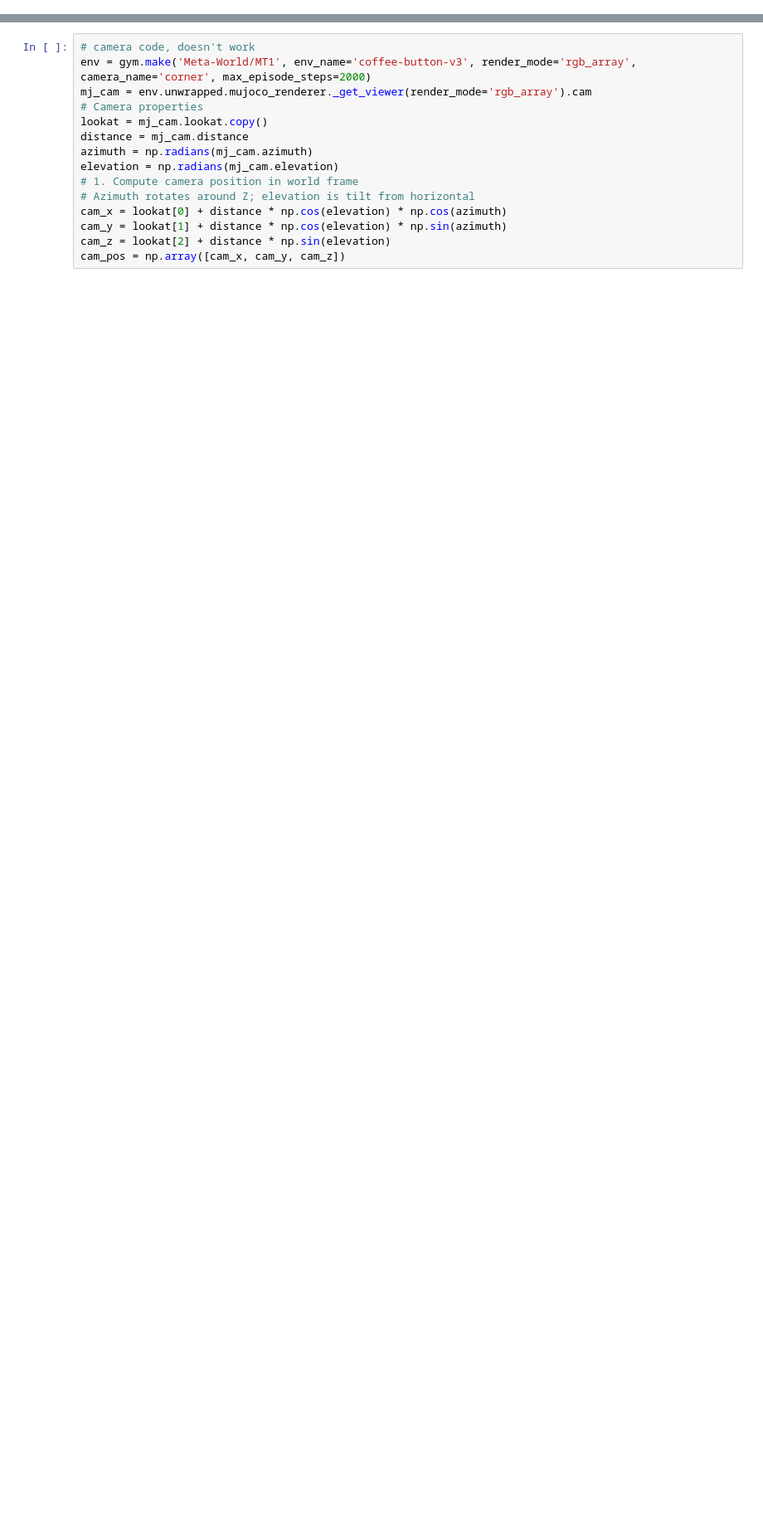
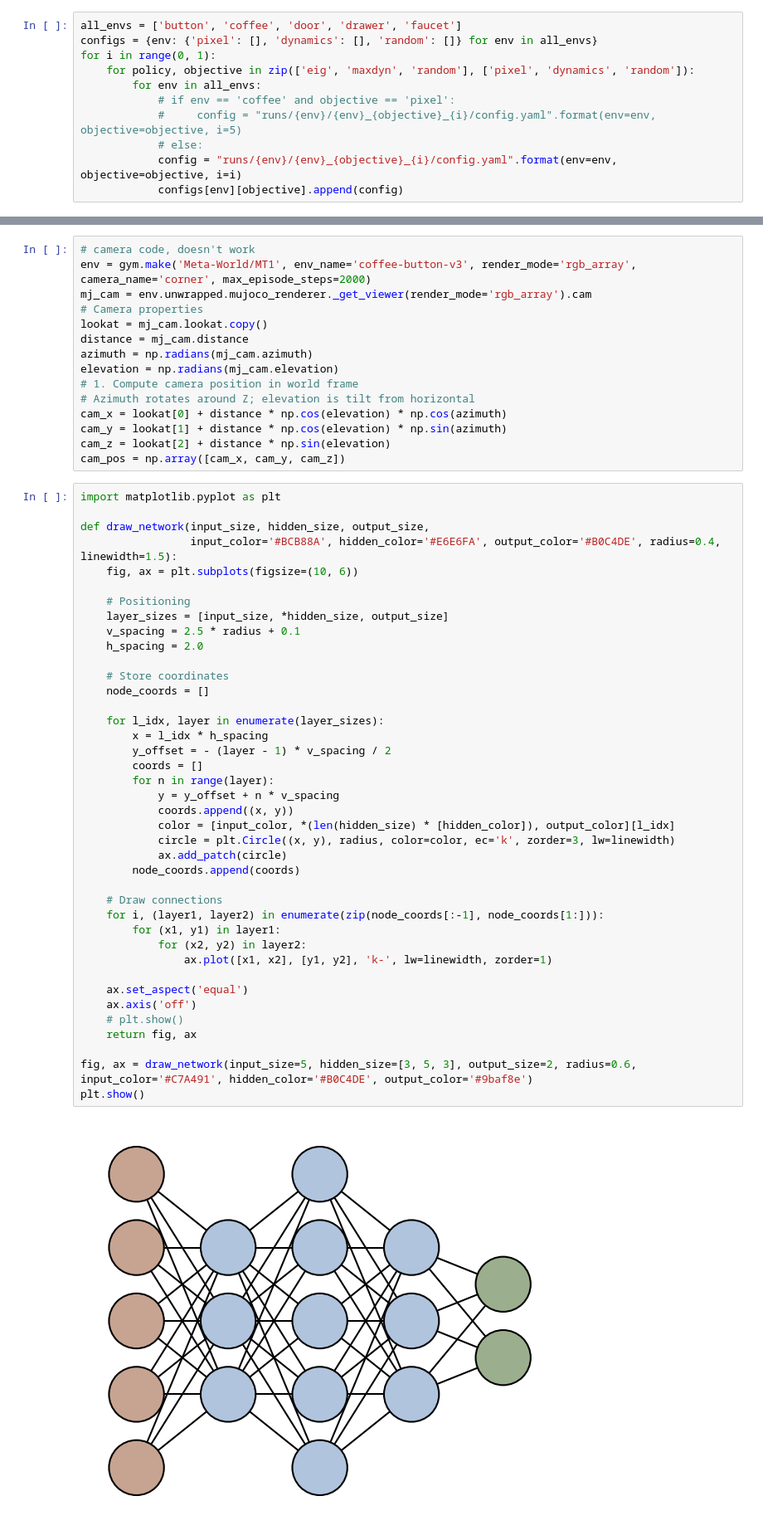
Before and after one commit to jarmibe7/E2C, a Jupyter notebook: src/data_gen/state_vis.ipynb, the cells around one changed output, grey strips where cells are left out. Shown at 83% size. Drawn from its saved outputs; the diff is of its cells as text; blank space fills up the shorter version.

Commit message:
notebooks for making figures

```diff
--- a/src/data_gen/state_vis.ipynb
+++ b/src/data_gen/state_vis.ipynb
@@ -13,3 +14,14 @@ from scipy.stats import binned_statistic_2d
 # os.environ['MUJOCO_GL'] = 'egl'
+# %%
+all_envs = ['button', 'coffee', 'door', 'drawer', 'faucet']
+configs = {env: {'pixel': [], 'dynamics': [], 'random': []} for env in all_envs}
+for i in range(0, 1):
+    for policy, objective in zip(['eig', 'maxdyn', 'random'], ['pixel', 'dynamics', 'random']):
+        for env in all_envs:
+            # if env == 'coffee' and objective == 'pixel':
+            #     config = "runs/{env}/{env}_{objective}_{i}/config.yaml".format(env=env, objective=objective, i=5)
+            # else:
+            config = "runs/{env}/{env}_{objective}_{i}/config.yaml".format(env=env, objective=objective, i=i)
+            configs[env][objective].append(config)
 # %%
 PROJECT_ROOT = Path("/home/ayush/Desktop/tutorials/rl_latent/E2C/")
@@ -326,3 +548,45 @@ cam_x = lookat[0] + distance * np.cos(elevation) * np.cos(azimuth)
 cam_y = lookat[1] + distance * np.cos(elevation) * np.sin(azimuth)
 cam_z = lookat[2] + distance * np.sin(elevation)
 cam_pos = np.array([cam_x, cam_y, cam_z])
+# %%
+import matplotlib.pyplot as plt
+
+def draw_network(input_size, hidden_size, output_size,
+                 input_color='#BCB88A', hidden_color='#E6E6FA', output_color='#B0C4DE', radius=0.4, linewidth=1.5):
+    fig, ax = plt.subplots(figsize=(10, 6))
+
+    # Positioning
+    layer_sizes = [input_size, *hidden_size, output_size]
+    v_spacing = 2.5 * radius + 0.1
+    h_spacing = 2.0
+
+    # Store coordinates
+    node_coords = []
+
+    for l_idx, layer in enumerate(layer_sizes):
+        x = l_idx * h_spacing
+        y_offset = - (layer - 1) * v_spacing / 2
+        coords = []
+        for n in range(layer):
+            y = y_offset + n * v_spacing
+            coords.append((x, y))
+            color = [input_color, *(len(hidden_size) * [hidden_color]), output_color][l_idx]
+            circle = plt.Circle((x, y), radius, color=color, ec='k', zorder=3, lw=linewidth)
+            ax.add_patch(circle)
+        node_coords.append(coords)
+
+    # Draw connections
+    for i, (layer1, layer2) in enumerate(zip(node_coords[:-1], node_coords[1:])):
+        for (x1, y1) in layer1:
+            for (x2, y2) in layer2:
+                ax.plot([x1, x2], [y1, y2], 'k-', lw=linewidth, zorder=1)
+
+    ax.set_aspect('equal')
+    ax.axis('off')
+    # plt.show()
+    return fig, ax
+
+fig, ax = draw_network(input_size=5, hidden_size=[3, 5, 3], output_size=2, radius=0.6, input_color='#C7A491', hidden_color='#B0C4DE', output_color='#9baf8e')
+plt.show()
+# %% [output]
+[figure, added]
```
Also changed, not shown: parts of 3 cells of this notebook, 2 other files.
